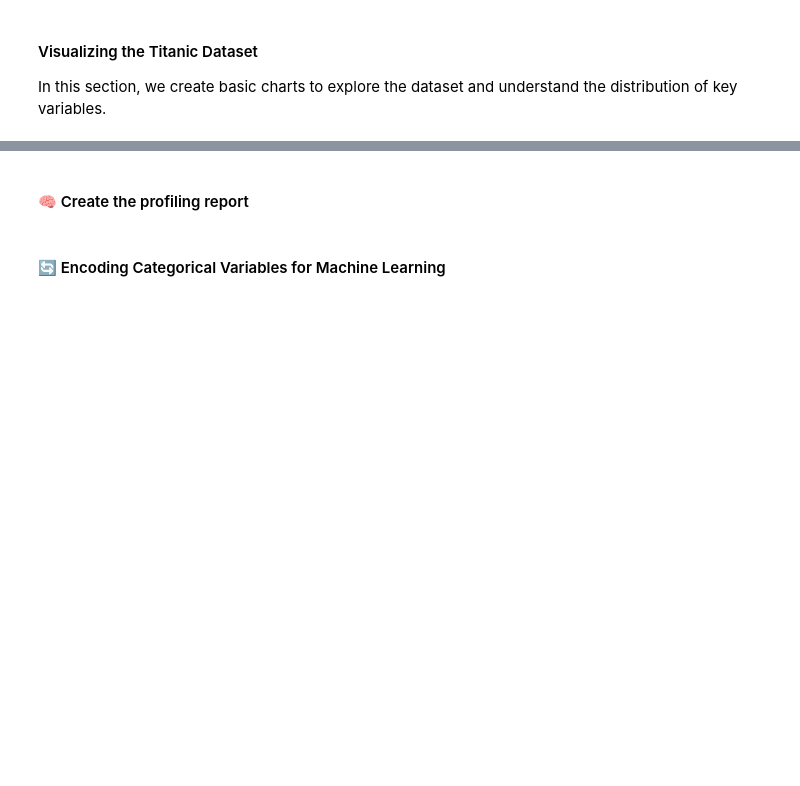
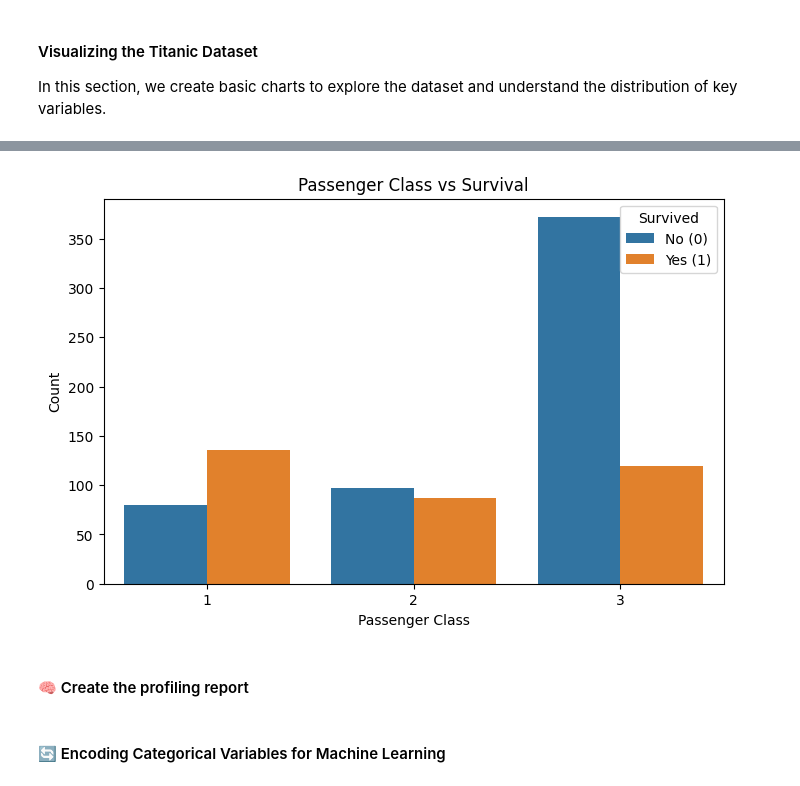
Before and after one commit to MaykInvest/Titanic-analysis, a Jupyter notebook: analysis.ipynb, the cells around one changed output, grey strips where cells are left out. Drawn from its saved outputs; the diff is of its cells as text; code cells hidden in the pictures; blank space fills up the shorter version.

```diff
--- a/analysis.ipynb
+++ b/analysis.ipynb
@@ -305,3 +461,17 @@ plt.show()
+# %%
+# This code snippet creates a count plot to visualize the relationship between 'Pclass' (Passenger Class) and 'Survived' in the DataFrame dfc.
+plt.figure(figsize=(8, 5))
+
+sns.countplot(data=dfc, x='pclass', hue='survived')
+
+plt.title("Passenger Class vs Survival")
+plt.xlabel("Passenger Class")
+plt.ylabel("Count")
+plt.legend(title="Survived", labels=["No (0)", "Yes (1)"])
+
+plt.show()
+# %% [output]
+[figure, added]
 # %% [markdown]
 #### 🧠 Create the profiling report
 # %%
```
Also changed, not shown: parts of 34 cells of this notebook, 1 other file.
